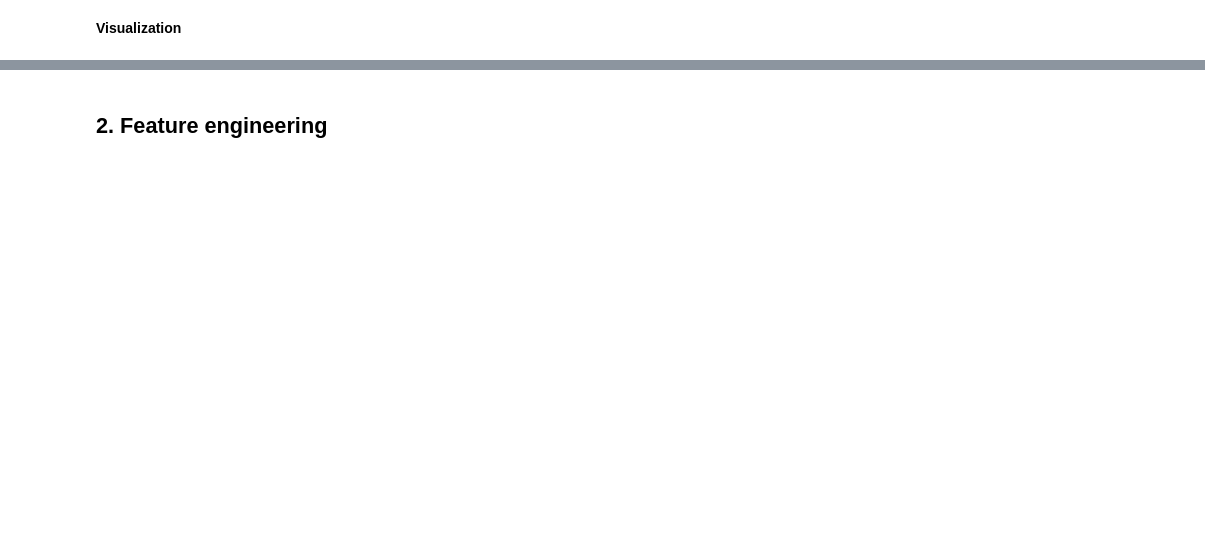
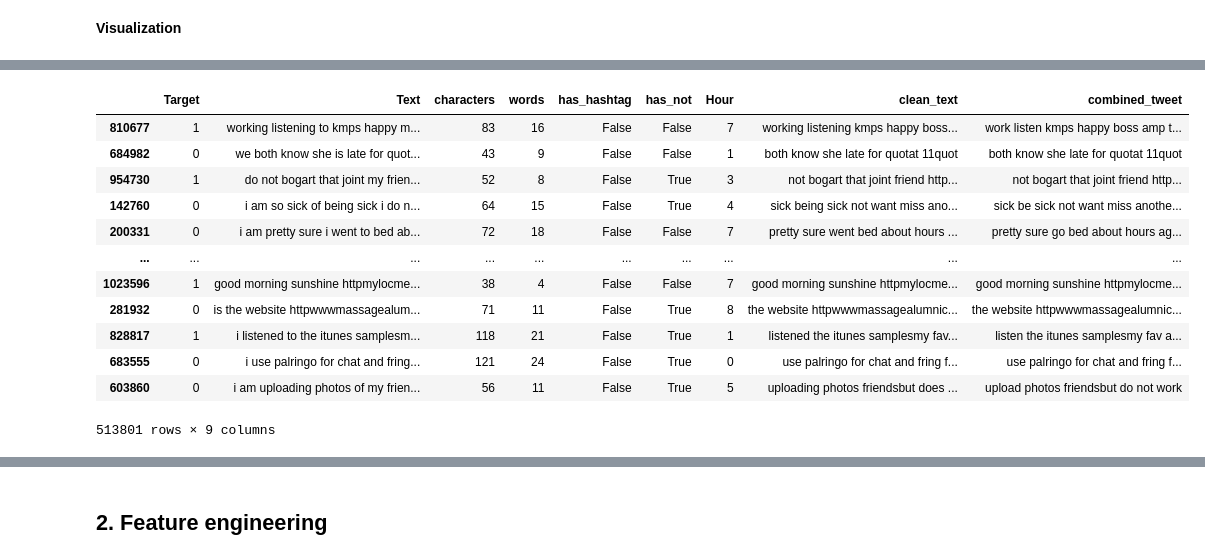
Before and after one commit to MaciejMomot/TweetsMachineLearning, a Jupyter notebook: code/budowa_krok_7_2.ipynb, the cells around one changed output, grey strips where cells are left out. Cells and saved outputs as stored; diff of their text form; code cells hidden in the pictures; blank space fills up the shorter version.

```diff
--- a/code/budowa_krok_7_2.ipynb
+++ b/code/budowa_krok_7_2.ipynb
@@ -279,9 +540,22 @@ tokenized_tweet.iloc[34]
 # %%
 # combining to sentences
-for i in range(len(tokenized_tweet)):
-    tokenized_tweet[i] = ' '.join(tokenized_tweet[i])
-data['clean_text'] = tokenized_tweet
+combined_sentences = [' '.join(tokens) for tokens in tokenized_tweet]
+data['combined_tweet'] = combined_sentences
 data
+# %% [output]
+|  | Target | Text | characters | words | has_hashtag | has_not | Hour | clean_text | combined_tweet |
+| 810677 | 1 | working listening to kmps happy m... | 83 | 16 | False | False | 7 | working listening kmps happy boss... | work listen kmps happy boss amp t... |
+| 684982 | 0 | we both know she is late for quot... | 43 | 9 | False | False | 1 | both know she late for quotat 11quot | both know she late for quotat 11quot |
+| 954730 | 1 | do not bogart that joint my frien... | 52 | 8 | False | True | 3 | not bogart that joint friend http... | not bogart that joint friend http... |
+| 142760 | 0 | i am so sick of being sick i do n... | 64 | 15 | False | True | 4 | sick being sick not want miss ano... | sick be sick not want miss anothe... |
+| 200331 | 0 | i am pretty sure i went to bed ab... | 72 | 18 | False | False | 7 | pretty sure went bed about hours ... | pretty sure go bed about hours ag... |
+| ... | ... | ... | ... | ... | ... | ... | ... | ... | ... |
+| 1023596 | 1 | good morning sunshine httpmylocme... | 38 | 4 | False | False | 7 | good morning sunshine httpmylocme... | good morning sunshine httpmylocme... |
+| 281932 | 0 | is the website httpwwwmassagealum... | 71 | 11 | False | True | 8 | the website httpwwwmassagealumnic... | the website httpwwwmassagealumnic... |
+| 828817 | 1 | i listened to the itunes samplesm... | 118 | 21 | False | True | 1 | listened the itunes samplesmy fav... | listen the itunes samplesmy fav a... |
+| 683555 | 0 | i use palringo for chat and fring... | 121 | 24 | False | True | 0 | use palringo for chat and fring f... | use palringo for chat and fring f... |
+| 603860 | 0 | i am uploading photos of my frien... | 56 | 11 | False | True | 5 | uploading photos friendsbut does ... | upload photos friendsbut do not work |
+513801 rows × 9 columns
 # %%
 all_words = ' '.join([text for text in data['clean_text']])
 all_words_pos = ' '.join([text for text in data['clean_text'][data['Target'] == 1]])
```
Also changed, not shown: parts of 53 cells of this notebook, 1 other file.
